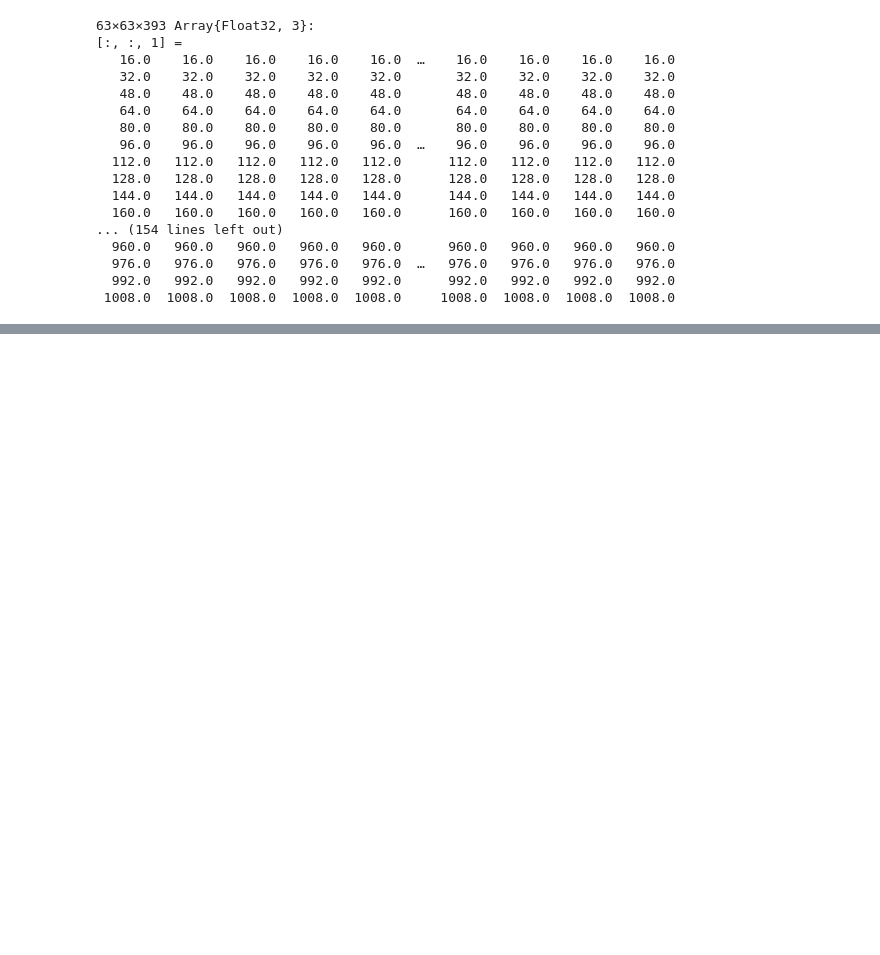
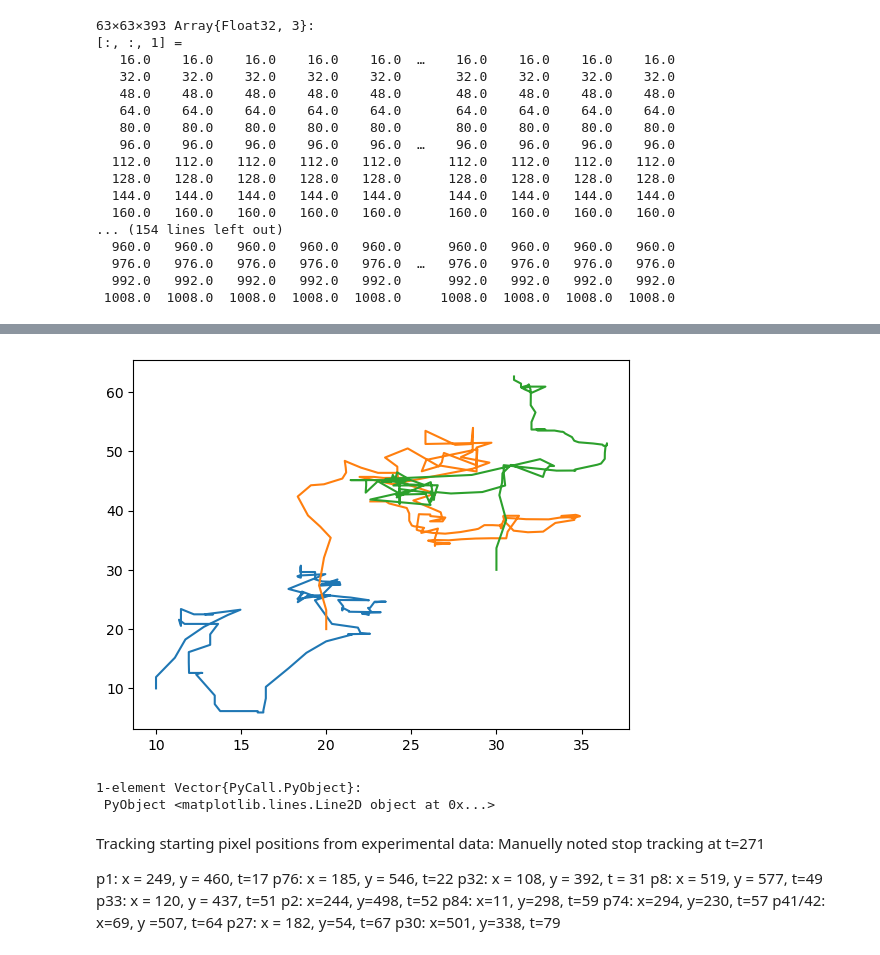
Before and after one commit to rzhou-space/PIV_analysis_headon_data, a Jupyter notebook: Tracking.ipynb, the cells around one changed output, grey strips where cells are left out. Drawn from its saved outputs; the diff is of its cells as text; code cells hidden in the pictures; blank space fills up the shorter version.

```diff
--- a/Tracking.ipynb
+++ b/Tracking.ipynb
@@ -3,13 +3,13 @@ using HDF5
 using PyPlot
 using Statistics
 # %%
-U = h5open("v1_layer3/U_matrix", "r") do file
+U = h5open("v1_layer3/U_avg.h5", "r") do file
     read(file, "matrix")end
 
-V = h5open("v1_layer3/V_matrix", "r") do file
+V = h5open("v1_layer3/V_avg.h5", "r") do file
     read(file, "matrix")end
 
-M = h5open("v1_layer3/M_matrix", "r") do file
+M = h5open("v1_layer3/M_avg.h5", "r") do file
     read(file, "matrix")end
 
 xgrid = h5open("v1_layer3/xgrid_matrix", "r") do file
@@ -123,2 +127,0 @@ PIVtrajectories_grid (generic function with 2 methods)
-# %%
-y, x = PIVtrajectories_grid(U, V, 1, 393, 5)
@@ -182,0 +209,2 @@ Plots.plot!(x[:,300], y[:,300])
+# %%
+y_track, x_track = PIVtrajectories_grid_given_cor(U, V, 1, 300, [10, 20, 30], [10, 20, 30])
@@ -182,0 +233,23 @@ Plots.plot!(x[:,300], y[:,300])
+# %%
+PyPlot.plot(x_track[:, 1], y_track[:, 1])
+PyPlot.plot(x_track[:, 2], y_track[:, 2])
+PyPlot.plot(x_track[:, 3], y_track[:, 3])
+# %% [output]
+[figure, added]
+1-element Vector{PyCall.PyObject}:
+ PyObject <matplotlib.lines.Line2D object at 0x...>
+# %% [markdown]
+Tracking starting pixel positions from experimental data:
+Manuelly noted stop tracking at t=271
+
+p1: x = 249, y = 460, t=17
+p76: x = 185, y = 546, t=22
+p32: x = 108, y = 392, t = 31
+p8: x = 519, y = 577, t=49
+p33: x = 120, y = 437, t=51
+p2: x=244, y=498, t=52
+p84: x=11, y=298, t=59
+p74: x=294, y=230, t=57
+p41/42: x=69, y =507, t=64
+p27: x = 182, y=54, t=67
+p30: x=501, y=338, t=79
```
Also changed, not shown: parts of 13 cells of this notebook.
